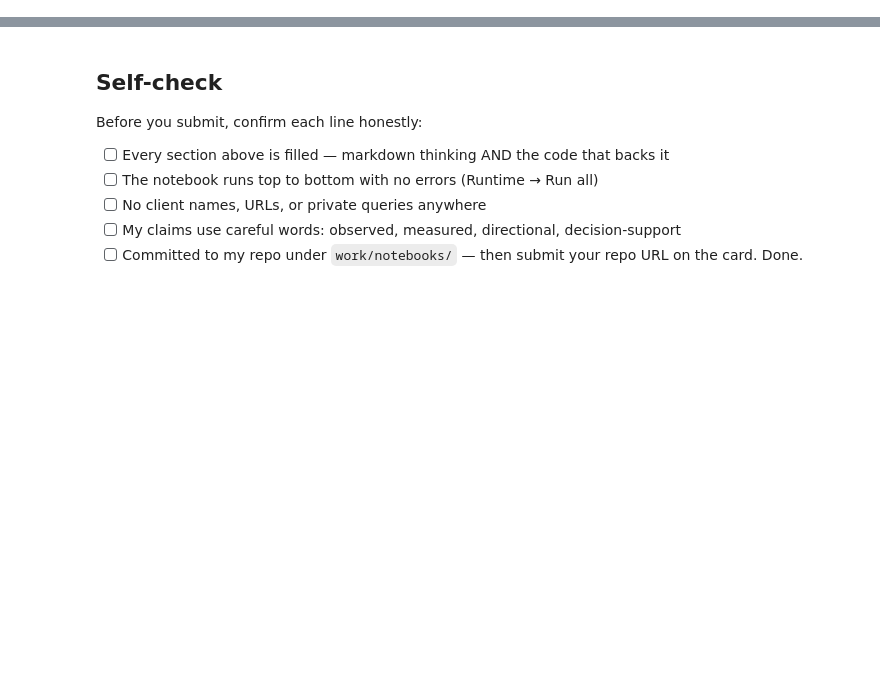
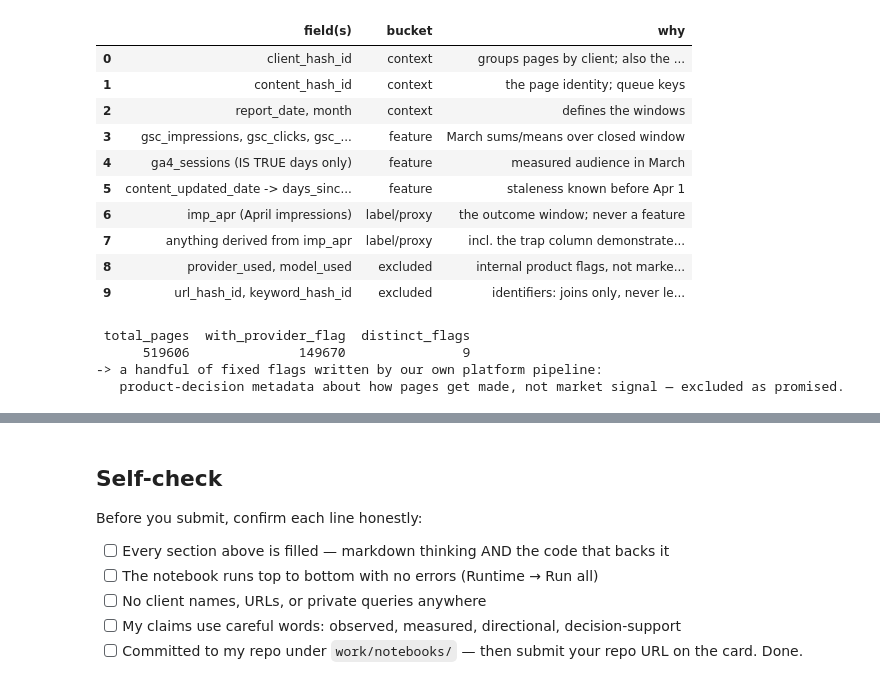
Before and after one commit to himanshu-yadav-10/Flyrank-ML-starter-template, a Jupyter notebook: work/notebooks/w03_data_contract.ipynb, the cells around one changed output, grey strips where cells are left out. Saved outputs shown, nothing was run; the diff lists cells and outputs as text; code cells hidden in the pictures; blank space fills up the shorter version.

Commit message:
w03: warehouse data contract for Lane 2 with grain/count/availability proofs and leakage demo

```diff
--- a/work/notebooks/w03_data_contract.ipynb
+++ b/work/notebooks/w03_data_contract.ipynb
@@ -36,0 +41,11 @@ This skeleton is yours to fill. Work the sections **in order** — each one has
+# %%
+import duckdb
+
+con = duckdb.connect()
+con.execute(f"CREATE OR REPLACE SECRET hf (TYPE huggingface, TOKEN '{HF_TOKEN}')")
+REL = 'hf://datasets/FlyRank/internship-warehouse'
+DIM_CLIENTS = f"read_parquet('{REL}/dim_clients.parquet')"
+DIM_CONTENT = f"read_parquet('{REL}/dim_content.parquet')"
+FACT_MAR = f"read_parquet('{REL}/fact_content_daily_performance/month=2026-03/*.parquet', hive_partitioning=true)"
+FACT_APR = f"read_parquet('{REL}/fact_content_daily_performance/month=2026-04/*.parquet', hive_partitioning=true)"
+print('warehouse reachable - dim_clients rows:', con.sql(f'SELECT COUNT(*) FROM {DIM_CLIENTS}').fetchone()[0])
@@ -36,0 +65,42 @@ This skeleton is yours to fill. Work the sections **in order** — each one has
+# %%
+import pandas as pd
+
+contract = pd.DataFrame([
+    ('client_hash_id', 'context', 'groups pages by client; also the split key'),
+    ('content_hash_id', 'context', 'the page identity; queue keys'),
+    ('report_date, month', 'context', 'defines the windows'),
+    ('gsc_impressions, gsc_clicks, gsc_avg_position', 'feature', 'March sums/means over closed window'),
+    ('ga4_sessions (IS TRUE days only)', 'feature', 'measured audience in March'),
+    ('content_updated_date -> days_since_update', 'feature', 'staleness known before Apr 1'),
+    ('imp_apr (April impressions)', 'label/proxy', 'the outcome window; never a feature'),
+    ('anything derived from imp_apr', 'label/proxy', 'incl. the trap column demonstrated below'),
+    ('provider_used, model_used', 'excluded', 'internal product flags, not market signals'),
+    ('url_hash_id, keyword_hash_id', 'excluded', 'identifiers: joins only, never learned'),
+], columns=['field(s)', 'bucket', 'why'])
+display(contract)
+
+prod_flags = con.sql(f"""
+    SELECT COUNT(*)                    AS total_pages,
+           COUNT(provider_used)        AS with_provider_flag,
+           COUNT(DISTINCT provider_used) AS distinct_flags
+    FROM {DIM_CONTENT}
+""").df()
+print(prod_flags.to_string(index=False))
+print('-> a handful of fixed flags written by our own platform pipeline:')
+print('   product-decision metadata about how pages get made, not market signal — excluded as promised.')
+# %% [output]
+|  | field(s) | bucket | why |
+| 0 | client_hash_id | context | groups pages by client; also the ... |
+| 1 | content_hash_id | context | the page identity; queue keys |
+| 2 | report_date, month | context | defines the windows |
+| 3 | gsc_impressions, gsc_clicks, gsc_... | feature | March sums/means over closed window |
+| 4 | ga4_sessions (IS TRUE days only) | feature | measured audience in March |
+| 5 | content_updated_date -> days_sinc... | feature | staleness known before Apr 1 |
+| 6 | imp_apr (April impressions) | label/proxy | the outcome window; never a feature |
+| 7 | anything derived from imp_apr | label/proxy | incl. the trap column demonstrate... |
+| 8 | provider_used, model_used | excluded | internal product flags, not marke... |
+| 9 | url_hash_id, keyword_hash_id | excluded | identifiers: joins only, never le... |
+ total_pages  with_provider_flag  distinct_flags
+      519606              149670               9
+-> a handful of fixed flags written by our own platform pipeline:
+   product-decision metadata about how pages get made, not market signal — excluded as promised.
```
Also changed, not shown: parts of 24 cells of this notebook.
